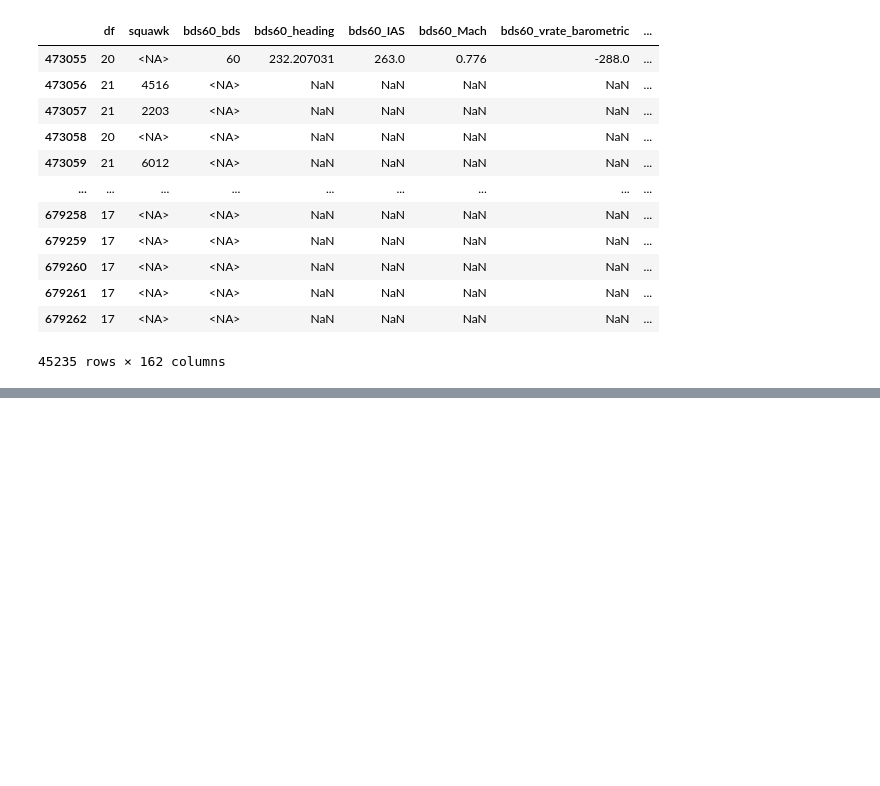
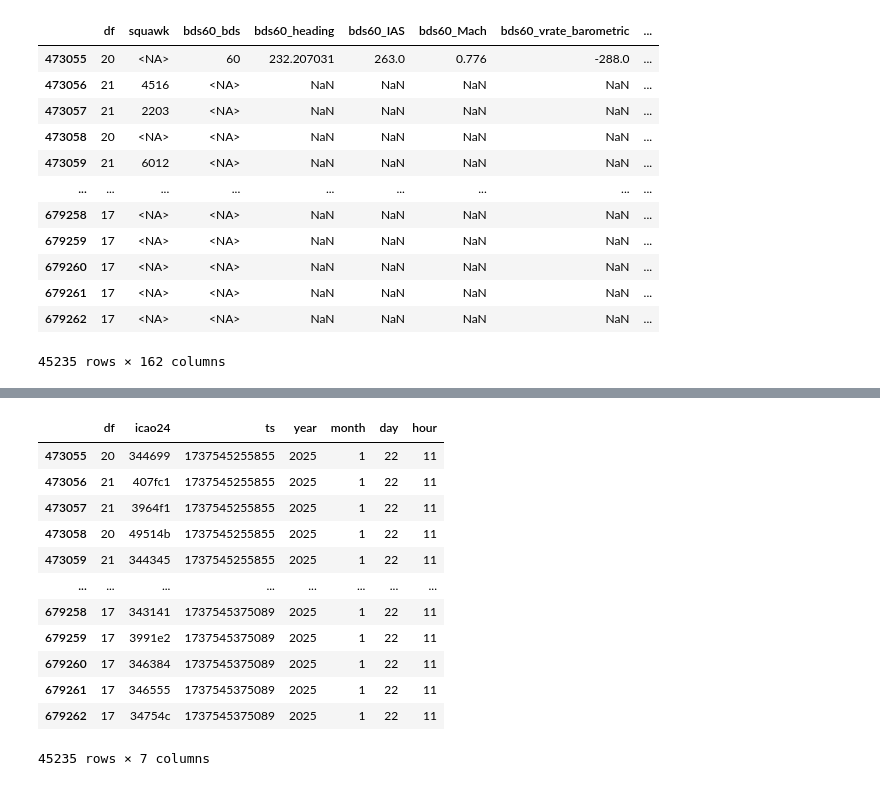
Before and after one commit to DavidDeLaTorre/Engage2Hackathon, a Jupyter notebook: tests-with-scenario-AEO.ipynb, the cells around one changed output, grey strips where cells are left out. Drawn from its saved outputs; the diff is of its cells as text; code cells hidden in the pictures; blank space fills up the shorter version.

```diff
--- a/tests-with-scenario-AEO.ipynb
+++ b/tests-with-scenario-AEO.ipynb
@@ -46,0 +50,16 @@ print(scenario.columns.tolist())
+# %%
+scenario.dropna(axis=1)
+# %% [output]
+|  | df | icao24 | ts | year | month | day | hour |
+| 473055 | 20 | 344699 | 1737545255855 | 2025 | 1 | 22 | 11 |
+| 473056 | 21 | 407fc1 | 1737545255855 | 2025 | 1 | 22 | 11 |
+| 473057 | 21 | 3964f1 | 1737545255855 | 2025 | 1 | 22 | 11 |
+| 473058 | 20 | 49514b | 1737545255855 | 2025 | 1 | 22 | 11 |
+| 473059 | 21 | 344345 | 1737545255855 | 2025 | 1 | 22 | 11 |
+| ... | ... | ... | ... | ... | ... | ... | ... |
+| 679258 | 17 | 343141 | 1737545375089 | 2025 | 1 | 22 | 11 |
+| 679259 | 17 | 3991e2 | 1737545375089 | 2025 | 1 | 22 | 11 |
+| 679260 | 17 | 346384 | 1737545375089 | 2025 | 1 | 22 | 11 |
+| 679261 | 17 | 346555 | 1737545375089 | 2025 | 1 | 22 | 11 |
+| 679262 | 17 | 34754c | 1737545375089 | 2025 | 1 | 22 | 11 |
+45235 rows × 7 columns
```
Also changed, not shown: parts of 21 cells of this notebook.
